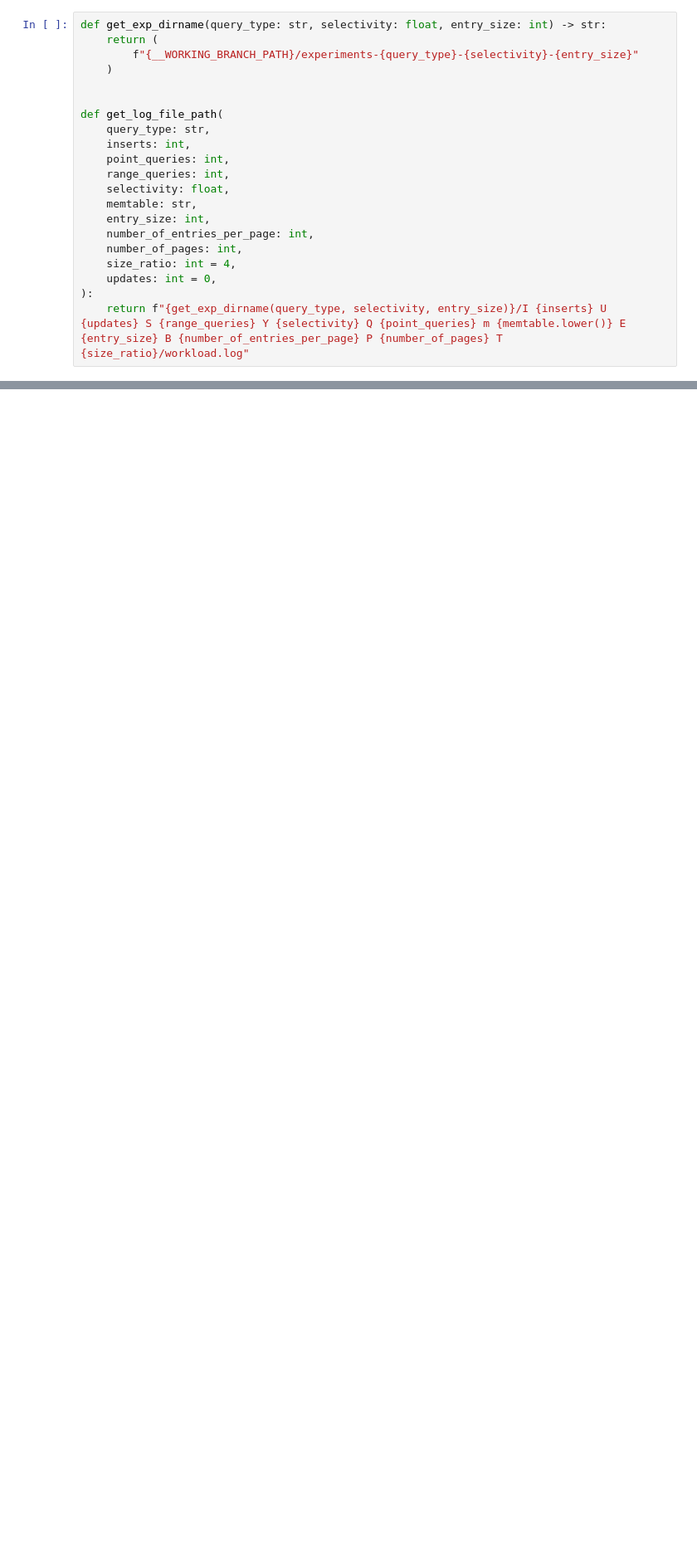
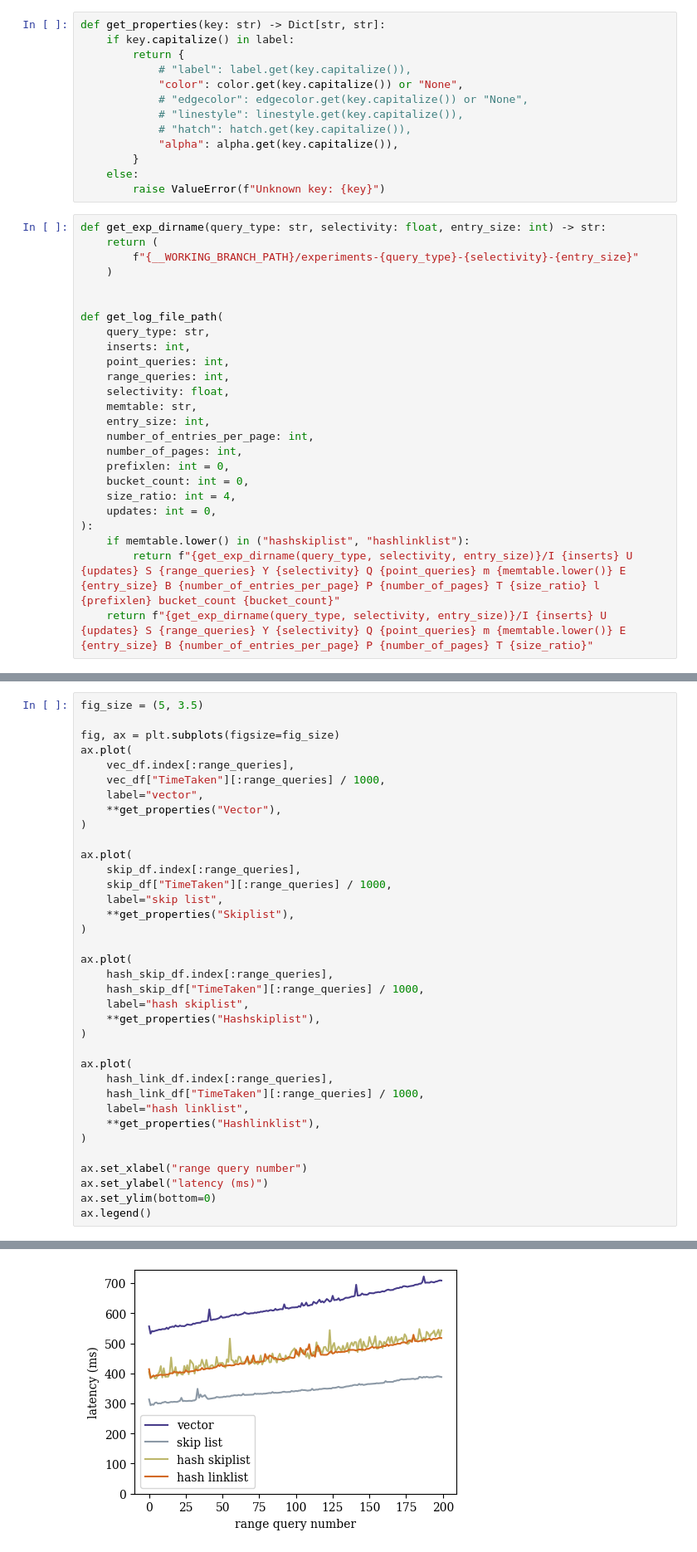
Before and after one commit to boao-james-chen/Self-Design-LSM-Buffer, a Jupyter notebook: development/rocksdb/examples/__working_branch/_experiments/vecskiprange.ipynb, the cells around one changed output, grey strips where cells are left out. Shown at 83% size. Saved outputs shown, nothing was run; the diff lists cells and outputs as text; blank space fills up the shorter version.

```diff
--- a/development/rocksdb/examples/__working_branch/_experiments/vecskiprange.ipynb
+++ b/development/rocksdb/examples/__working_branch/_experiments/vecskiprange.ipynb
@@ -37,5 +69,18 @@ plt.rcParams["font.family"] = "Arial", "Gulasch", "Times", "Times New Roman", "s
 
 alphabets = "abcdefghijklmnopqrstuvwxyz"
+# %%
+def get_properties(key: str) -> Dict[str, str]:
+    if key.capitalize() in label:
+        return {
+            # "label": label.get(key.capitalize()),
+            "color": color.get(key.capitalize()) or "None",
+            # "edgecolor": edgecolor.get(key.capitalize()) or "None",
+            # "linestyle": linestyle.get(key.capitalize()),
+            # "hatch": hatch.get(key.capitalize()),
+            "alpha": alpha.get(key.capitalize()),
+        }
+    else:
+        raise ValueError(f"Unknown key: {key}")
 # %%
 def get_exp_dirname(query_type: str, selectivity: float, entry_size: int) -> str:
     return (
@@ -53,10 +98,14 @@ def get_log_file_path(
     entry_size: int,
     number_of_entries_per_page: int,
     number_of_pages: int,
+    prefixlen: int = 0,
+    bucket_count: int = 0,
     size_ratio: int = 4,
     updates: int = 0,
 ):
-    return f"{get_exp_dirname(query_type, selectivity, entry_size)}/I {inserts} U {updates} S {range_queries} Y {selectivity} Q {point_queries} m {memtable.lower()} E {entry_size} B {number_of_entries_per_page} P {number_of_pages} T {size_ratio}/workload.log"
+    if memtable.lower() in ("hashskiplist", "hashlinklist"):
+        return f"{get_exp_dirname(query_type, selectivity, entry_size)}/I {inserts} U {updates} S {range_queries} Y {selectivity} Q {point_queries} m {memtable.lower()} E {entry_size} B {number_of_entries_per_page} P {number_of_pages} T {size_ratio} l {prefixlen} bucket_count {bucket_count}"
+    return f"{get_exp_dirname(query_type, selectivity, entry_size)}/I {inserts} U {updates} S {range_queries} Y {selectivity} Q {point_queries} m {memtable.lower()} E {entry_size} B {number_of_entries_per_page} P {number_of_pages} T {size_ratio}"
 # %%
 def plot_vector_skip_list_range(
     vec_df: pd.DataFrame, skip_df: pd.DataFrame, num: int = 0
@@ -219,0 +283,37 @@ findfont: Font family 'Times New Roman' not found.
+# %%
+fig_size = (5, 3.5)
+
+fig, ax = plt.subplots(figsize=fig_size)
+ax.plot(
+    vec_df.index[:range_queries],
+    vec_df["TimeTaken"][:range_queries] / 1000,
+    label="vector",
+    **get_properties("Vector"),
+)
+
+ax.plot(
+    skip_df.index[:range_queries],
+    skip_df["TimeTaken"][:range_queries] / 1000,
+    label="skip list",
+    **get_properties("Skiplist"),
+)
+
+ax.plot(
+    hash_skip_df.index[:range_queries],
+    hash_skip_df["TimeTaken"][:range_queries] / 1000,
+    label="hash skiplist",
+    **get_properties("Hashskiplist"),
+)
+
+ax.plot(
+    hash_link_df.index[:range_queries],
+    hash_link_df["TimeTaken"][:range_queries] / 1000,
+    label="hash linklist",
+    **get_properties("Hashlinklist"),
+)
+
+ax.set_xlabel("range query number")
+ax.set_ylabel("latency (ms)")
+ax.set_ylim(bottom=0)
+ax.legend()
+# %% [output]
@@ -219,0 +321 @@ findfont: Font family 'Times New Roman' not found.
+[figure, added]
```
Also changed, not shown: parts of 4 cells of this notebook, 10 other files.
